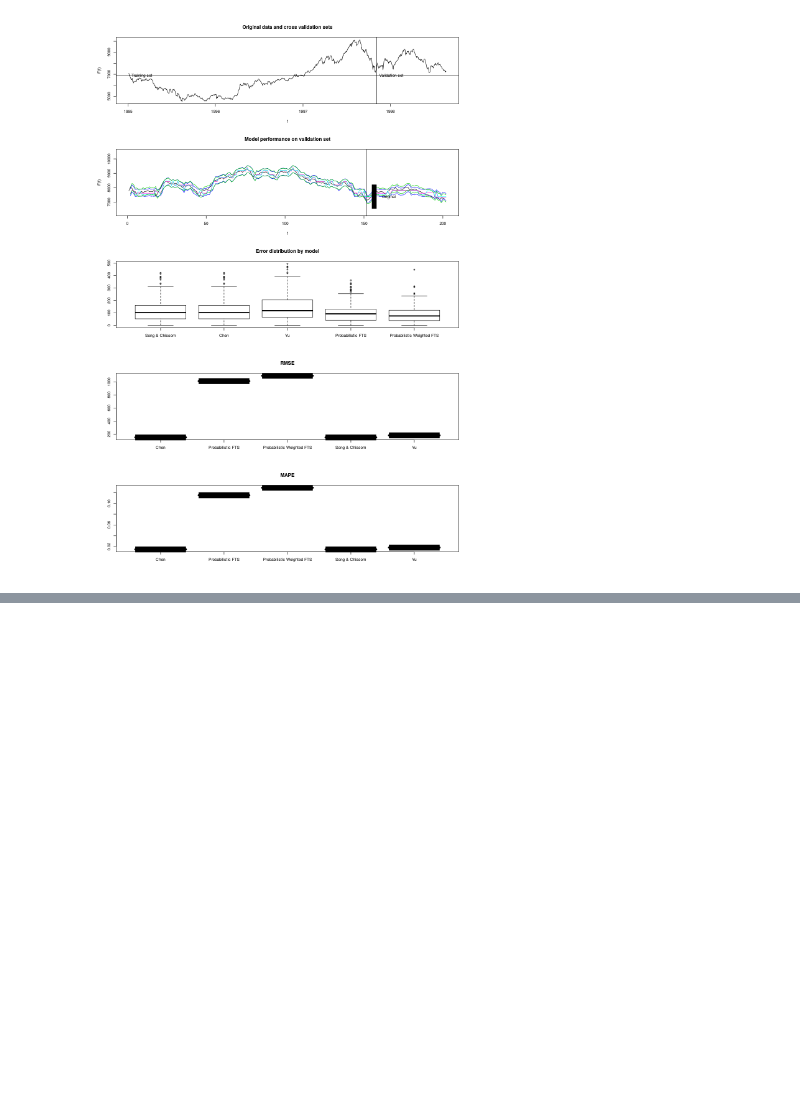
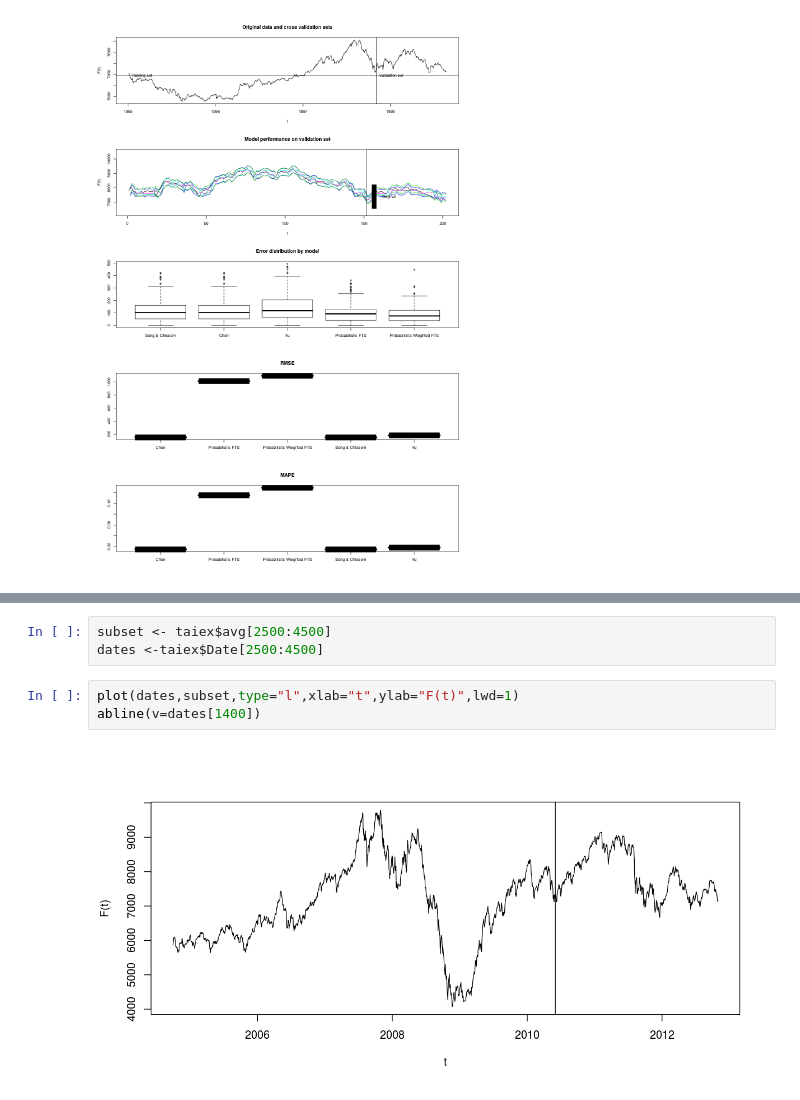
Before and after one commit to petroniocandido/rfts, a Jupyter notebook: benchmarks.ipynb, the cells around one changed output, grey strips where cells are left out. Drawn from its saved outputs; the diff is of its cells as text; blank space fills up the shorter version.

```diff
--- a/benchmarks.ipynb
+++ b/benchmarks.ipynb
@@ -251,0 +176,8 @@ legend("topright",
+# %%
+subset <- taiex$avg[2500:4500]
+dates <-taiex$Date[2500:4500]
+# %%
+plot(dates,subset,type="l",xlab="t",ylab="F(t)",lwd=1)
+abline(v=dates[1400])
+# %% [output]
+[figure, added]
```
Also changed, not shown: parts of 5 cells of this notebook, 3 other files.
